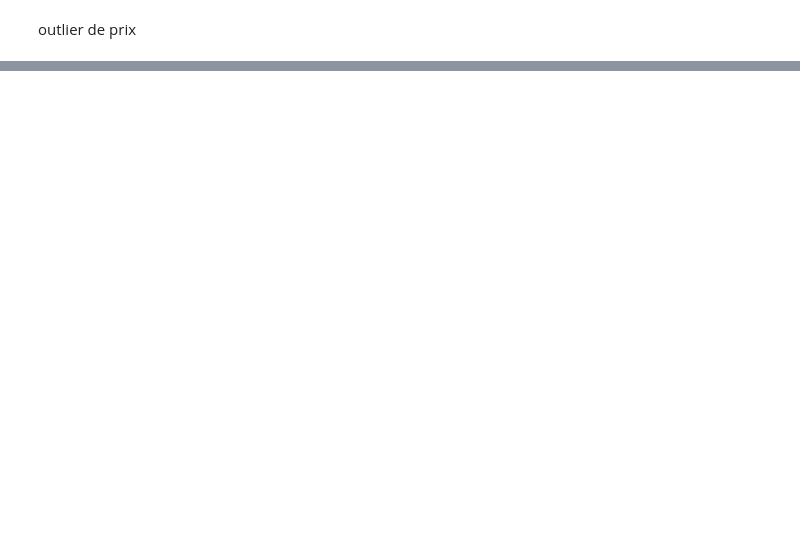
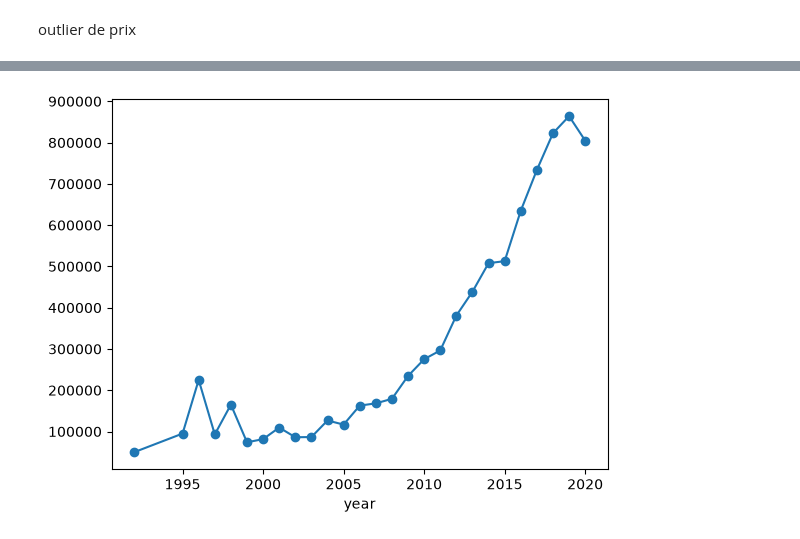
Before and after one commit to ayouberrak2/Used_Car_Price_Predictor, a Jupyter notebook: notebooks/cleaning.ipynb, the cells around one changed output, grey strips where cells are left out. Drawn from its saved outputs; the diff is of its cells as text; code cells hidden in the pictures; blank space fills up the shorter version.

```diff
--- a/notebooks/cleaning.ipynb
+++ b/notebooks/cleaning.ipynb
@@ -206,0 +166,5 @@ print(df)
+# %%
+
+ref = df["year"].max()
+
+df["age"] = ref - df["year"]
@@ -226,0 +271,9 @@ print(df)
+# %%
+df.groupby("year")["selling_price"].mean().plot(
+    kind="line",
+    marker="o"
+)
+
+plt.show()
+# %% [output]
+[figure, added]
```
Also changed, not shown: parts of 19 cells of this notebook.
